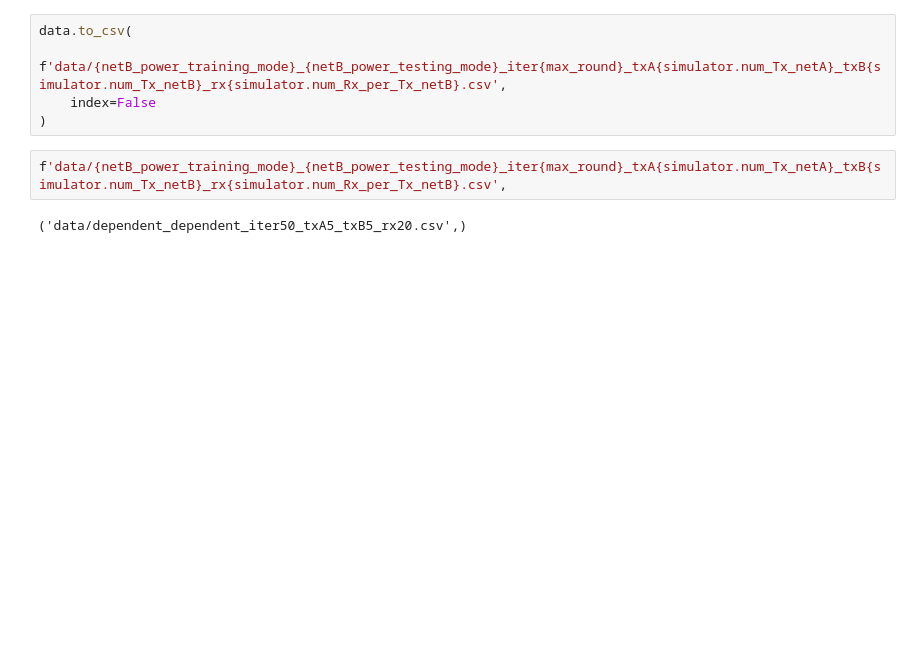
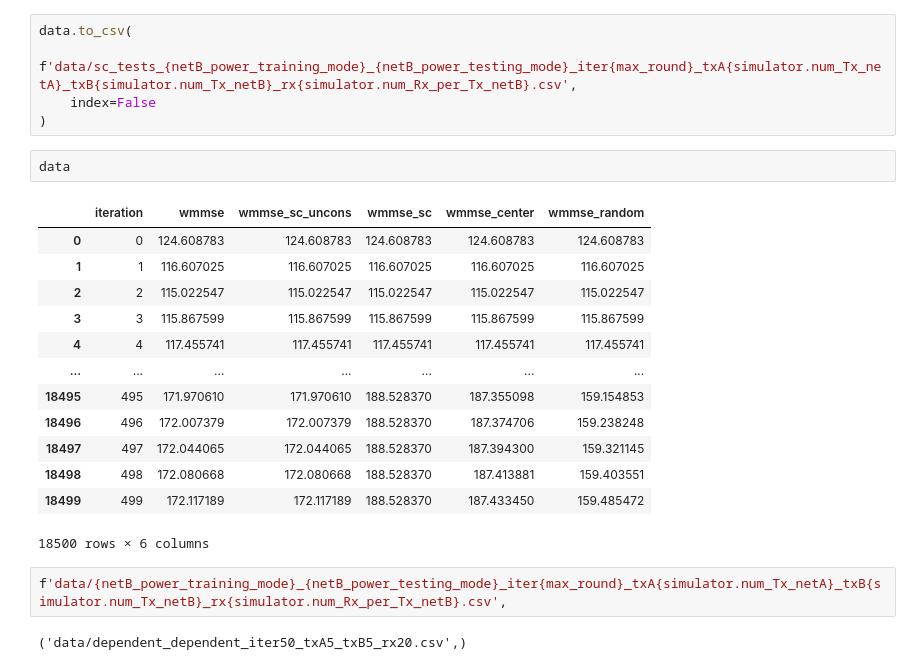
Before and after one commit to youlei202/research-weighted-sum-rate, a Jupyter notebook: experiments.ipynb, the cells around one changed output. Saved outputs shown, nothing was run; the diff lists cells and outputs as text; blank space fills up the shorter version.

```diff
--- a/experiments.ipynb
+++ b/experiments.ipynb
@@ -121,9 +150,25 @@ for t in range(max_round):
 [interactive output not drawn]
 # %%
 data.to_csv(
-    f'data/{netB_power_training_mode}_{netB_power_testing_mode}_iter{max_round}_txA{simulator.num_Tx_netA}_txB{simulator.num_Tx_netB}_rx{simulator.num_Rx_per_Tx_netB}.csv',
+    f'data/sc_tests_{netB_power_training_mode}_{netB_power_testing_mode}_iter{max_round}_txA{simulator.num_Tx_netA}_txB{simulator.num_Tx_netB}_rx{simulator.num_Rx_per_Tx_netB}.csv',
     index=False
 )
+# %%
+data
+# %% [output]
+|  | iteration | wmmse | wmmse_sc_uncons | wmmse_sc | wmmse_center | wmmse_random |
+| 0 | 0 | 124.608783 | 124.608783 | 124.608783 | 124.608783 | 124.608783 |
+| 1 | 1 | 116.607025 | 116.607025 | 116.607025 | 116.607025 | 116.607025 |
+| 2 | 2 | 115.022547 | 115.022547 | 115.022547 | 115.022547 | 115.022547 |
+| 3 | 3 | 115.867599 | 115.867599 | 115.867599 | 115.867599 | 115.867599 |
+| 4 | 4 | 117.455741 | 117.455741 | 117.455741 | 117.455741 | 117.455741 |
+| ... | ... | ... | ... | ... | ... | ... |
+| 18495 | 495 | 171.970610 | 171.970610 | 188.528370 | 187.355098 | 159.154853 |
+| 18496 | 496 | 172.007379 | 172.007379 | 188.528370 | 187.374706 | 159.238248 |
+| 18497 | 497 | 172.044065 | 172.044065 | 188.528370 | 187.394300 | 159.321145 |
+| 18498 | 498 | 172.080668 | 172.080668 | 188.528370 | 187.413881 | 159.403551 |
+| 18499 | 499 | 172.117189 | 172.117189 | 188.528370 | 187.433450 | 159.485472 |
+18500 rows × 6 columns
 # %%
 f'data/{netB_power_training_mode}_{netB_power_testing_mode}_iter{max_round}_txA{simulator.num_Tx_netA}_txB{simulator.num_Tx_netB}_rx{simulator.num_Rx_per_Tx_netB}.csv',
 # %% [output]
```
Also changed, not shown: parts of 1 cell of this notebook, 5 other files.
